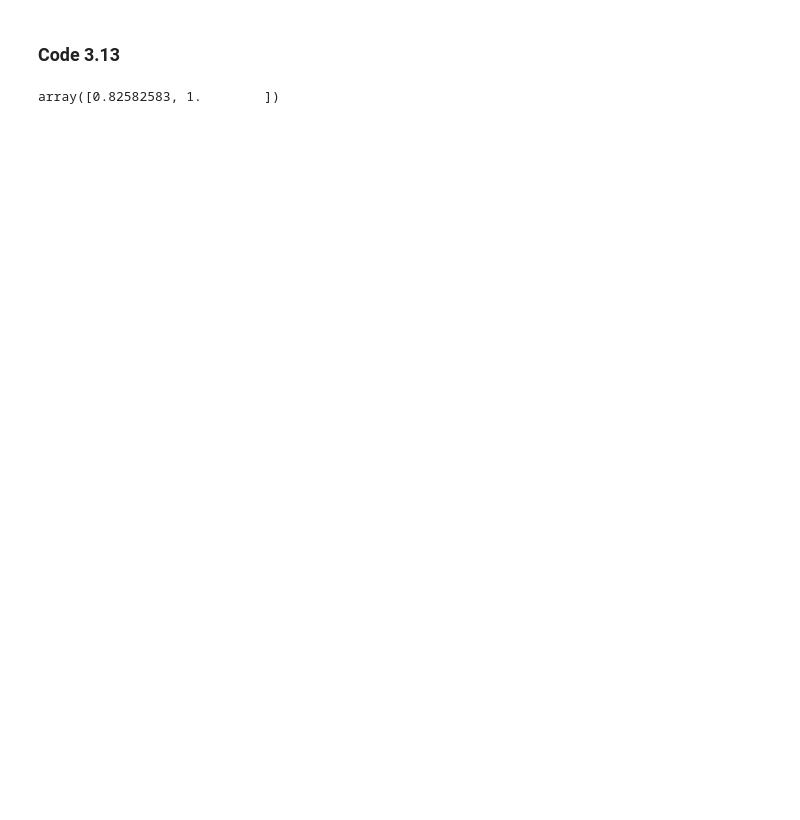
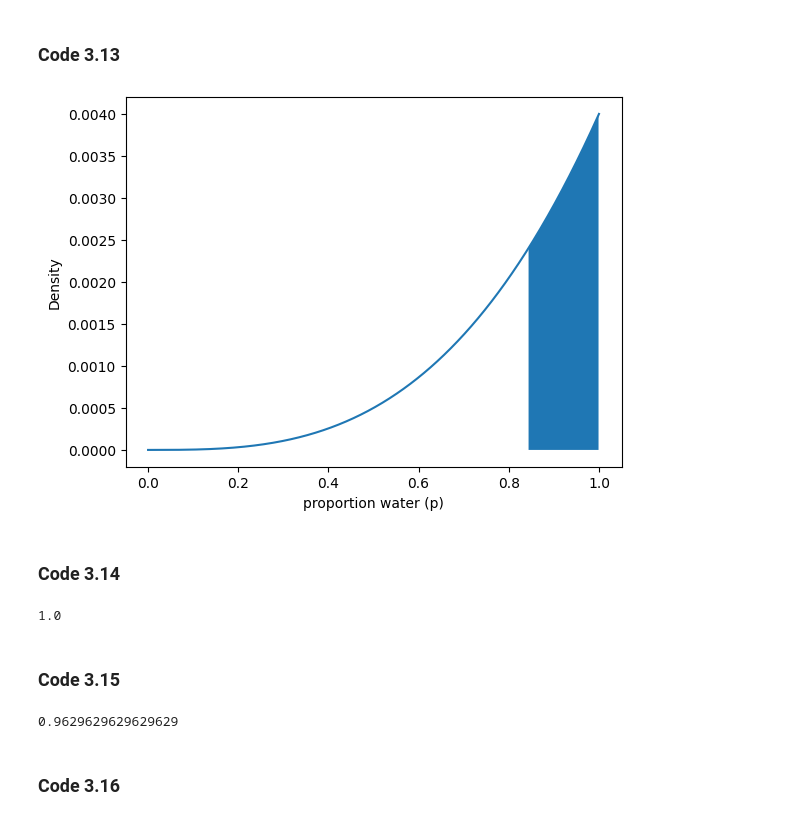
Before and after one commit to Gustavo-SF/Statistical-Rethinking-2Ed, a Jupyter notebook: chapters/3/sampling.ipynb, the cells around one changed output. Saved outputs shown, nothing was run; the diff lists cells and outputs as text; code cells hidden in the pictures; blank space fills up the shorter version.

```diff
--- a/chapters/3/sampling.ipynb
+++ b/chapters/3/sampling.ipynb
@@ -103,6 +107,24 @@ array([0.7002002 , 0.92092092])
 # %% [markdown]
 ### Code 3.13
 # %%
-az.hdi(samples, hdi_prob=0.5)
+start, end = az.hdi(samples, hdi_prob=0.5)
+plt.plot(p_grid, posterior)
+plt.xlabel("proportion water (p)")
+plt.ylabel("Density")
+plt.fill_between(p_grid, posterior, where=(p_grid > start) & (p_grid < end));
 # %% [output]
-array([0.82582583, 1.        ])
+[figure, added]
+# %% [markdown]
+### Code 3.14
+# %%
+p_grid[posterior.argmax()]
+# %% [output]
+1.0
+# %% [markdown]
+### Code 3.15
+# %%
+stats.mode(samples, keepdims=False)[0]
+# %% [output]
+0.9629629629629629
+# %% [markdown]
+### Code 3.16
```
Also changed, not shown: parts of 28 cells of this notebook.
